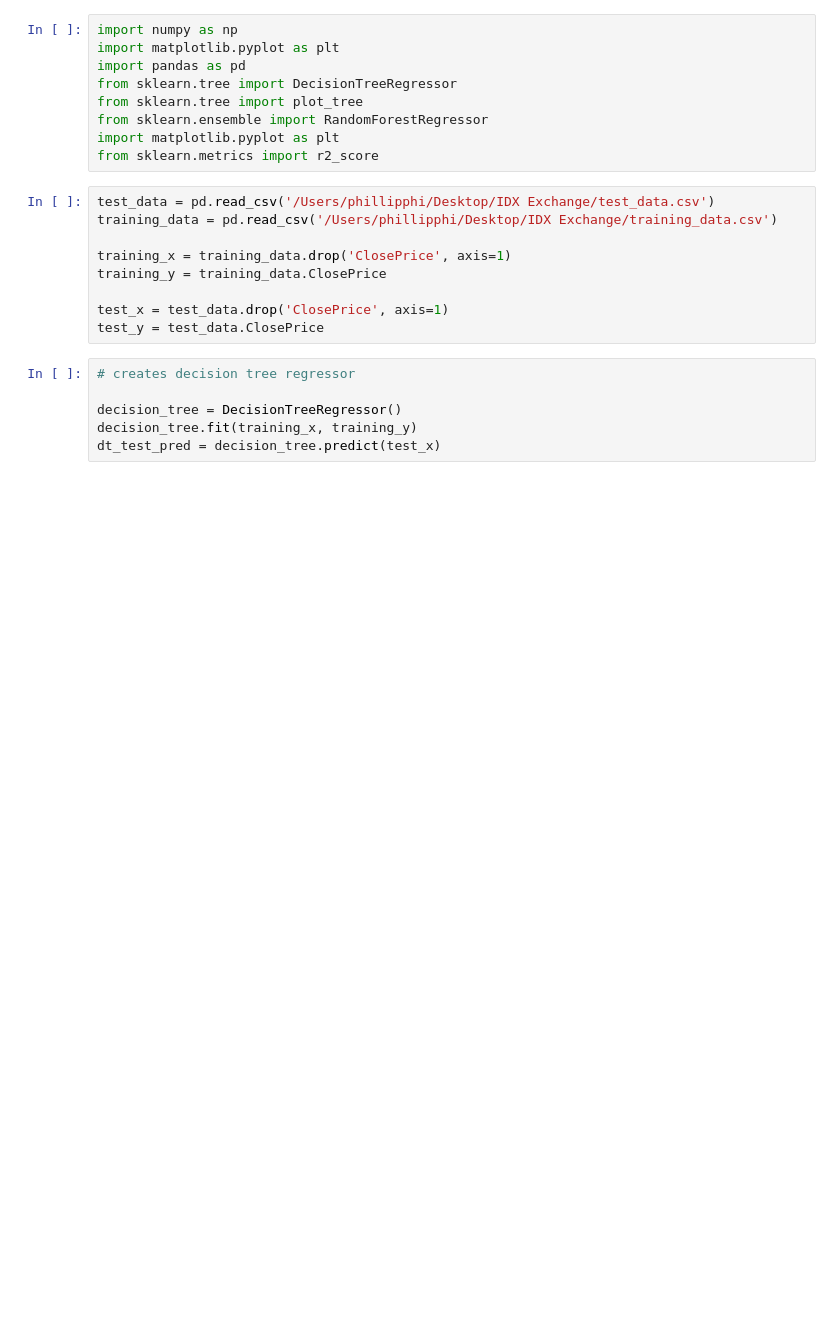
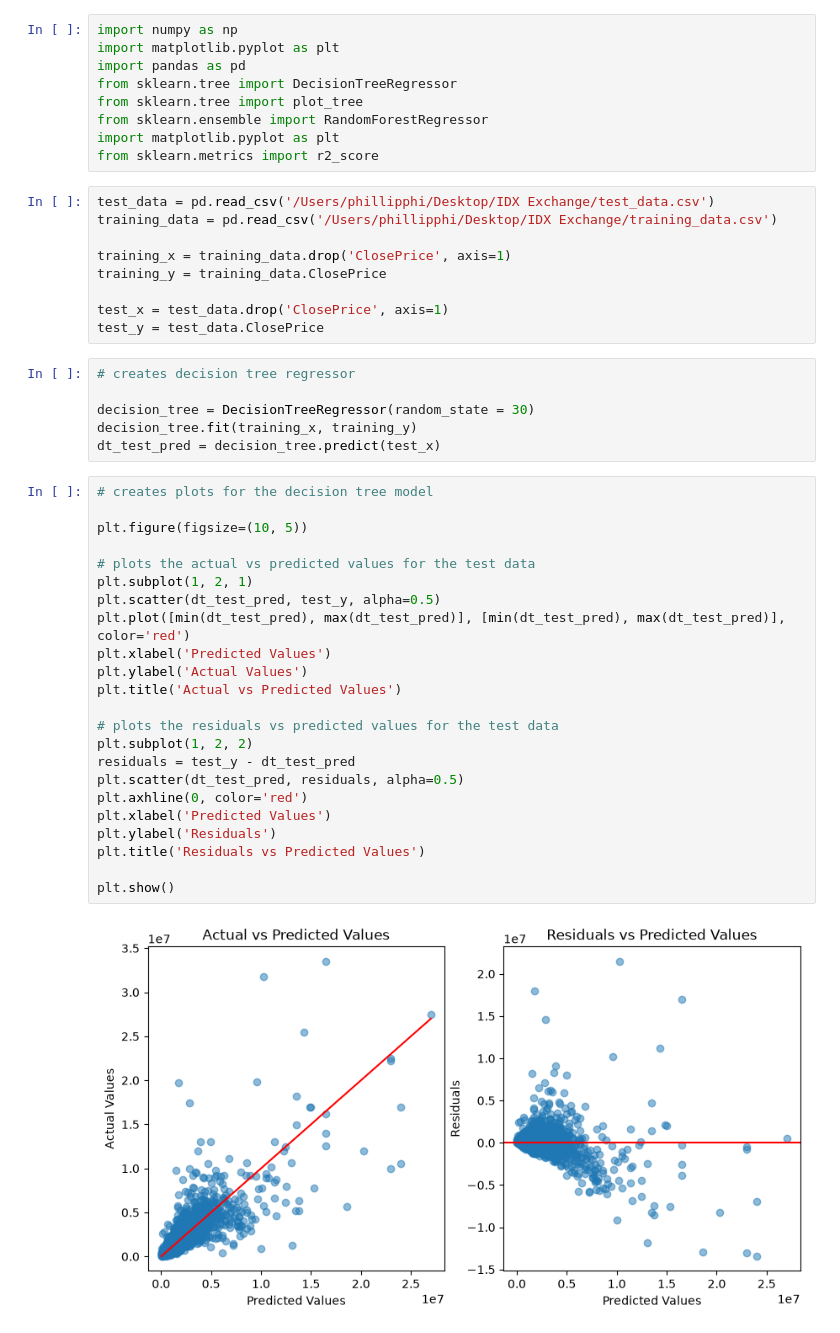
Before and after one commit to phillipphi31/IDX-Exchange-Data-Science, a Jupyter notebook: 04_model_comparison.ipynb, the cells around one changed output. Drawn from its saved outputs; the diff is of its cells as text; blank space fills up the shorter version.

Commit message:
Updated models and preprocessing

```diff
--- a/04_model_comparison.ipynb
+++ b/04_model_comparison.ipynb
@@ -19,9 +19,34 @@ test_y = test_data.ClosePrice
 # %%
 # creates decision tree regressor
 
-decision_tree = DecisionTreeRegressor()
+decision_tree = DecisionTreeRegressor(random_state = 30)
 decision_tree.fit(training_x, training_y)
 dt_test_pred = decision_tree.predict(test_x)
+# %%
+# creates plots for the decision tree model
+
+plt.figure(figsize=(10, 5))
+
+# plots the actual vs predicted values for the test data
+plt.subplot(1, 2, 1)
+plt.scatter(dt_test_pred, test_y, alpha=0.5)
+plt.plot([min(dt_test_pred), max(dt_test_pred)], [min(dt_test_pred), max(dt_test_pred)], color='red')
+plt.xlabel('Predicted Values')
+plt.ylabel('Actual Values')
+plt.title('Actual vs Predicted Values')
+
+# plots the residuals vs predicted values for the test data
+plt.subplot(1, 2, 2)
+residuals = test_y - dt_test_pred
+plt.scatter(dt_test_pred, residuals, alpha=0.5)
+plt.axhline(0, color='red')
+plt.xlabel('Predicted Values')
+plt.ylabel('Residuals')
+plt.title('Residuals vs Predicted Values')
+
+plt.show()
+# %% [output]
+[figure, added]
 # %%
 # visualize decision tree predictions
 
```
Also changed, not shown: parts of 10 cells of this notebook, 10 other files.
